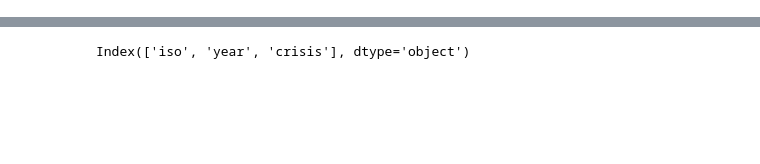
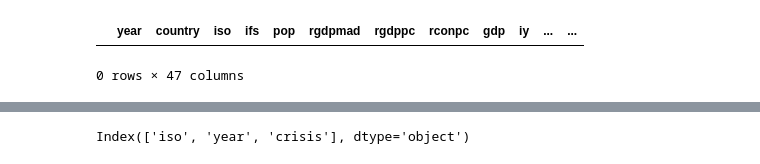
Before and after one commit to zo0ya/Summer-Intern, a Jupyter notebook: variable_generation.ipynb, the cells around one changed output, grey strips where cells are left out. Saved outputs shown, nothing was run; the diff lists cells and outputs as text; code cells hidden in the pictures; blank space fills up the shorter version.

```diff
--- a/variable_generation.ipynb
+++ b/variable_generation.ipynb
@@ -161,43 +161,55 @@ crises_def = crises_def[['iso', 'year', 'crisis' + config.crisis_definition]]
 crises_def = crises_def.rename(columns={'crisis' + config.crisis_definition: 'crisis'})
 crises_def = crises_def[crises_def['crisis'] == 1]
 
+print(crises_def[crises_def['crisis'] == 1])
+
+# 4-2. post-crisis 라벨링 + 위기 발생 연도 포함
+remove_rows = []
+for _, row in crises_def.iterrows():
+    for k in range(config.data_post_crisis + 1):  # 0~4년 후
+        remove_rows.append({'iso': row['iso'], 'year': row['year'] + k, 'remove': 1})
+    # 위기 발생 연도도 직접 포함 (보장)
+    remove_rows.append({'iso': row['iso'], 'year': row['year'], 'remove': 1})
+
+remove_df = pd.DataFrame(remove_rows)
+
+print("remove=1인 row 수:", (remove_df['remove'] == 1).sum())
+
+# JST 데이터와 병합
+jst_df = jst_df.merge(remove_df, on=['iso', 'year'], how='left')
+#jst_df['crisis'] = jst_df['crisis'].fillna(0).astype(int)
+jst_df['remove'] = jst_df['remove'].fillna(0).astype(int)
+print("jst_def에 remove=1인 row 수:", (jst_df['remove'] == 1).sum())
+
+# 1. crisis=1 부여
 label_rows = []
 for _, row in crises_def.iterrows():
     for lag in range(1, config.data_crisis_lag + 1):
         label_rows.append({'iso': row['iso'], 'year': row['year'] - lag, 'crisis': 1})
 
+
 label_df = pd.DataFrame(label_rows)
-
-# 4-2. 국가별 post-crisis 라벨링
-remove_rows = []
-for _, row in crises_def.iterrows():
-    for k in range(config.data_post_crisis + 1):
-        remove_rows.append({'iso': row['iso'], 'year': row['year'] + k, 'remove': 1})
-
-remove_df = pd.DataFrame(remove_rows)
-
-# 병합 및 누락값 처리
-label_df = label_df.merge(remove_df, on=['iso', 'year'], how='left')
-label_df['crisis'] = label_df['crisis'].fillna(0).astype(int)
-label_df['remove'] = label_df['remove'].fillna(0).astype(int)
 
 # JST 데이터와 병합
 jst_df = jst_df.merge(label_df, on=['iso', 'year'], how='left')
 jst_df['crisis'] = jst_df['crisis'].fillna(0).astype(int)
 jst_df['remove'] = jst_df['remove'].fillna(0).astype(int)
+print("jst_def에 remove=1인 row 수:", (jst_df['remove'] == 1).sum())
 
 # 타겟 정의
 jst_df['target'] = ((jst_df['crisis'] == 1) & (jst_df['remove'] == 0)).astype(int)
 
 # 5. 최종 저장
 final_columns = [
-    'country', 'iso', 'year', 'target',
+    'country', 'iso', 'year', 'remove', 'target',
     'yield_curve_slope', 'credit_gdp_2y_diff', 'cpi_2y_growth',
     'debt_service_ratio', 'consumption_growth', 'investment_2y_diff',
     'public_debt_2y_diff', 'broad_money_2y_diff', 'stock_price_2y_growth',
     'current_account_2y_diff', 'global_yield_curve_slope', 'global_credit_gdp_2y_diff'
 ]
 
+jst_df = jst_df[(jst_df['remove'] == 0)]
+
 final_data = jst_df[final_columns]
 final_data.to_csv("final_crisis_dataset_configured.csv", index=False)
 # %% [output]
@@ -208,3 +237,8 @@ Saving crises_definitions.csv to crises_definitions (9).csv
+# %%
+jst_df[(jst_df['remove'] == 1)]
+# %% [output]
+|  | year | country | iso | ifs | pop | rgdpmad | rgdppc | rconpc | gdp | iy | ... | ... |
+0 rows × 47 columns
 # %%
 from google.colab import files
 files.download("final_crisis_dataset_configured.csv")
```
Also changed, not shown: parts of 2 cells of this notebook, 1 other file.
